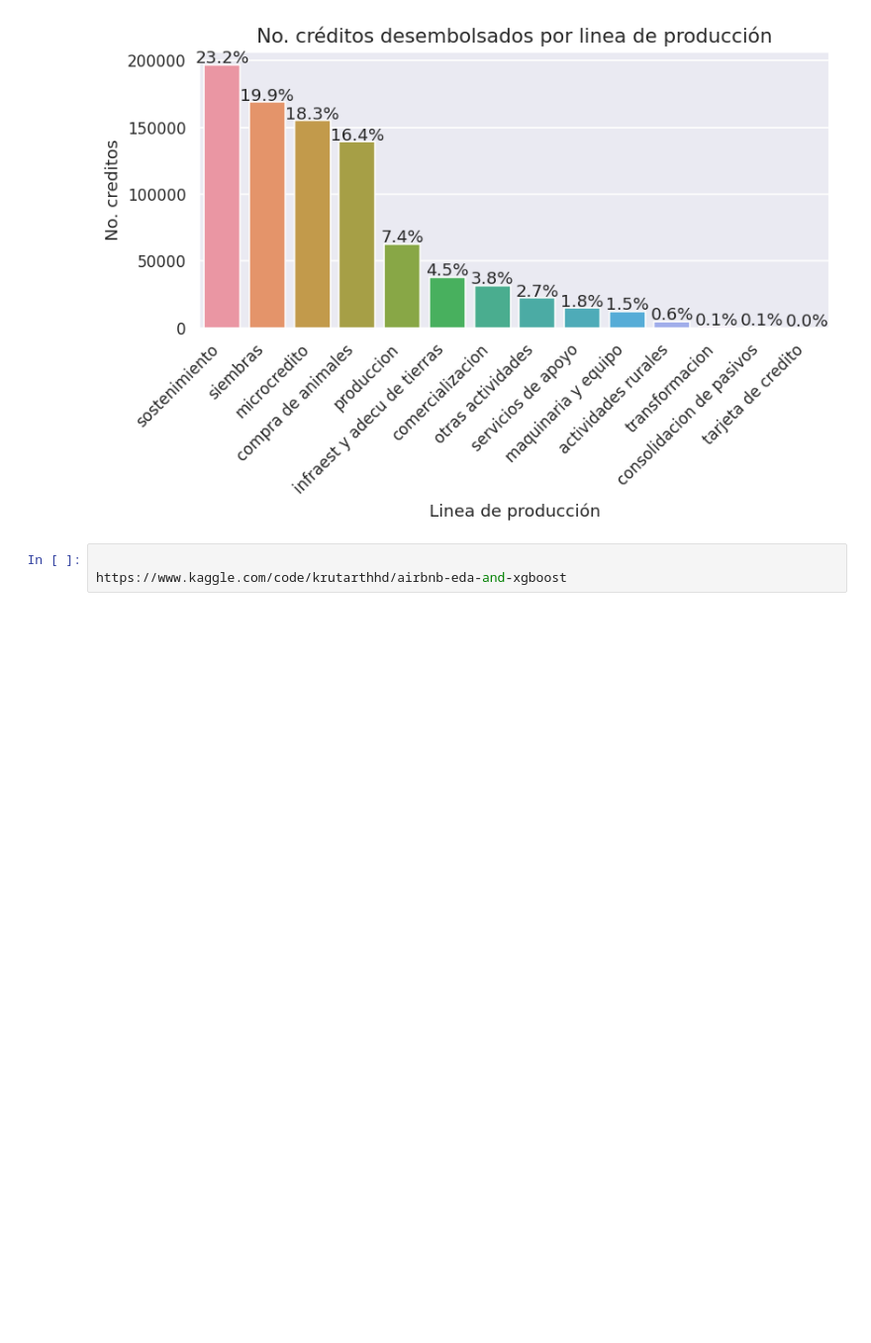
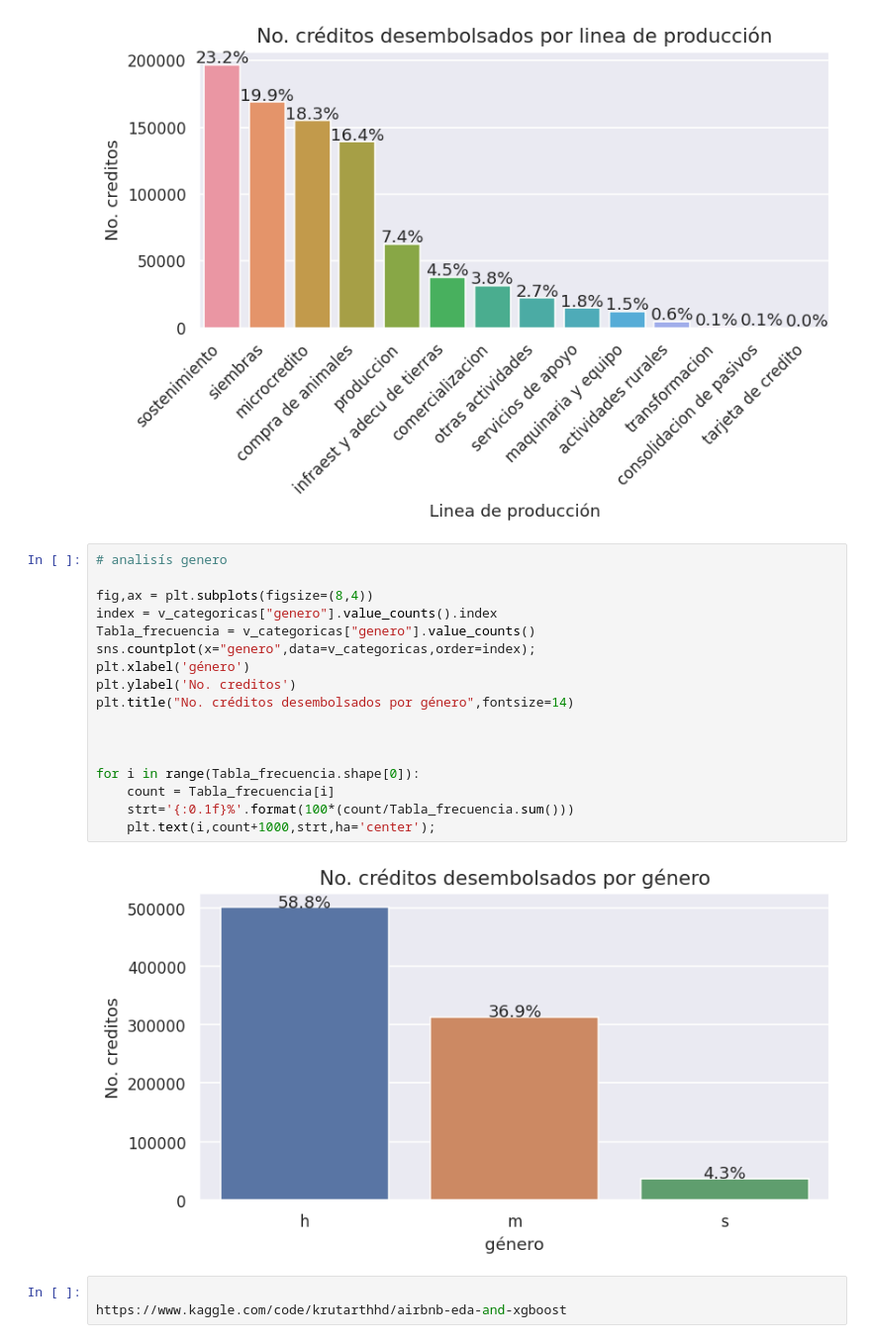
Before and after one commit to JesusBarandica/Creaci-n-de-dashboard-con-pythpn, a Jupyter notebook: Analisís_exploratorio_datos_db_finagro.ipynb, the cells around one changed output. Shown: that part at 99% size. Cells and saved outputs as stored; diff of their text form; blank space fills up the shorter version.

```diff
--- a/Analisís_exploratorio_datos_db_finagro.ipynb
+++ b/Analisís_exploratorio_datos_db_finagro.ipynb
@@ -235,6 +235,25 @@ for i in range(Tabla_frecuencia.shape[0]):
     plt.text(i,count+1000,strt,ha='center');
 # %% [output]
 [figure]
+# %%
+# analisís genero
+
+fig,ax = plt.subplots(figsize=(8,4))
+index = v_categoricas["genero"].value_counts().index
+Tabla_frecuencia = v_categoricas["genero"].value_counts()
+sns.countplot(x="genero",data=v_categoricas,order=index);
+plt.xlabel('género')
+plt.ylabel('No. creditos')
+plt.title("No. créditos desembolsados por género",fontsize=14)
+
+
+
+for i in range(Tabla_frecuencia.shape[0]):
+    count = Tabla_frecuencia[i]
+    strt='{:0.1f}%'.format(100*(count/Tabla_frecuencia.sum()))
+    plt.text(i,count+1000,strt,ha='center');
+# %% [output]
+[figure, added]
 # %%
 
 https://www.kaggle.com/code/krutarthhd/airbnb-eda-and-xgboost
```
